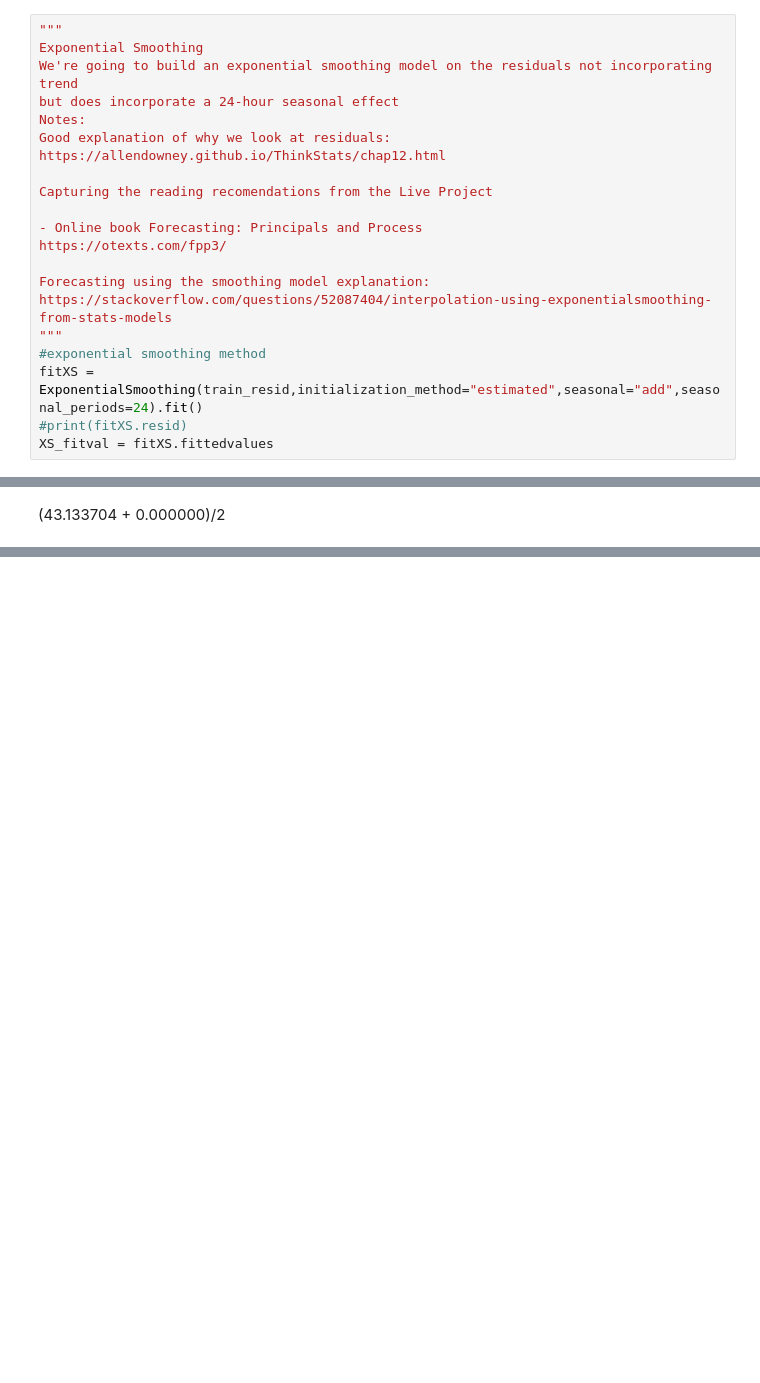
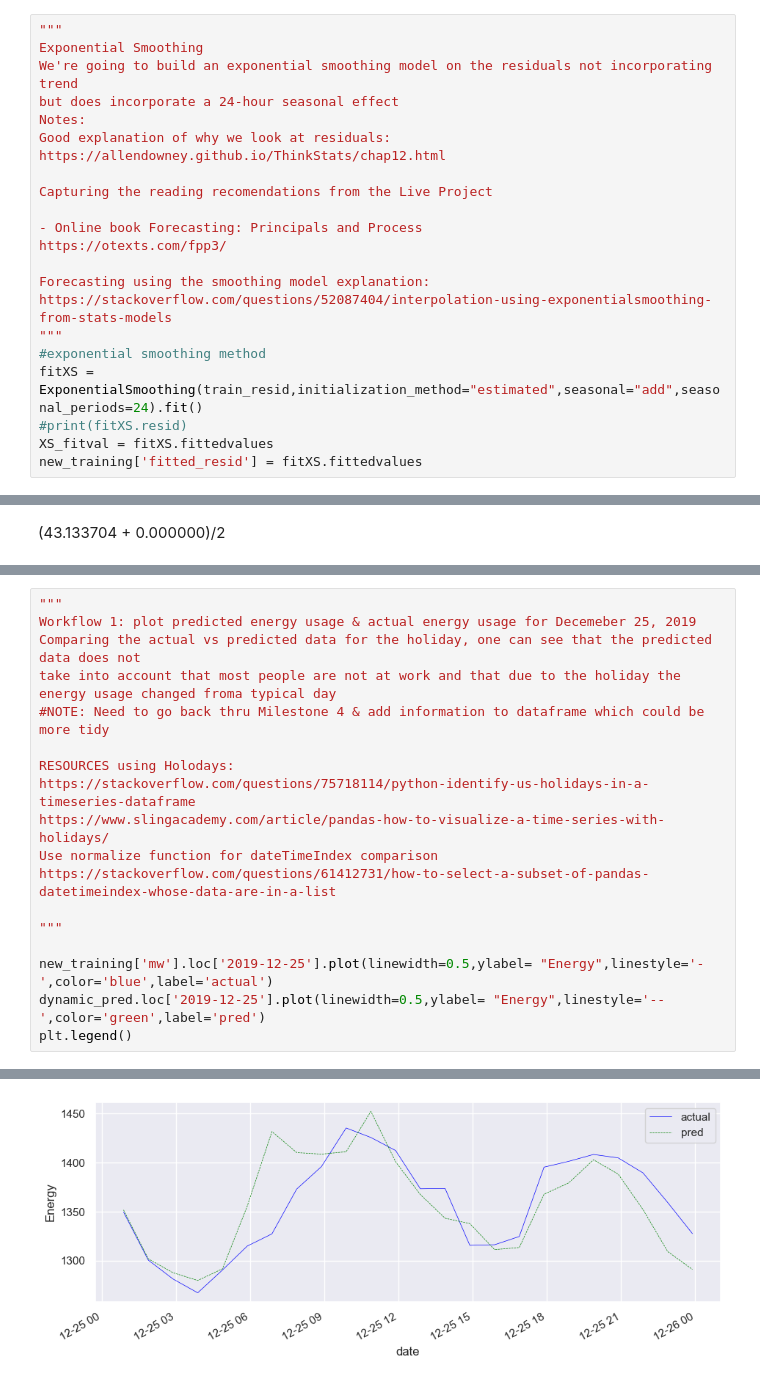
Before and after one commit to vjem/energy_tsf, a Jupyter notebook: energyForecasting.ipynb, the cells around one changed output, grey strips where cells are left out. Cells and saved outputs as stored; diff of their text form; blank space fills up the shorter version.

```diff
--- a/energyForecasting.ipynb
+++ b/energyForecasting.ipynb
@@ -699,6 +731,7 @@ https://stackoverflow.com/questions/52087404/interpolation-using-exponentialsmoo
 fitXS = ExponentialSmoothing(train_resid,initialization_method="estimated",seasonal="add",seasonal_periods=24).fit()
 #print(fitXS.resid)
 XS_fitval = fitXS.fittedvalues
+new_training['fitted_resid'] = fitXS.fittedvalues
 # %%
 fitXS.summary()
 # %% [output]
@@ -1040,0 +1078,19 @@ Length: 744, dtype: float64
+# %%
+"""
+Workflow 1: plot predicted energy usage & actual energy usage for Decemeber 25, 2019
+Comparing the actual vs predicted data for the holiday, one can see that the predicted data does not
+take into account that most people are not at work and that due to the holiday the energy usage changed froma typical day
+#NOTE: Need to go back thru Milestone 4 & add information to dataframe which could be more tidy
+
+RESOURCES using Holodays:
+https://stackoverflow.com/questions/75718114/python-identify-us-holidays-in-a-timeseries-dataframe
+https://www.slingacademy.com/article/pandas-how-to-visualize-a-time-series-with-holidays/
+Use normalize function for dateTimeIndex comparison
+https://stackoverflow.com/questions/61412731/how-to-select-a-subset-of-pandas-datetimeindex-whose-data-are-in-a-list
+
+"""
+
+new_training['mw'].loc['2019-12-25'].plot(linewidth=0.5,ylabel= "Energy",linestyle='-',color='blue',label='actual')
+dynamic_pred.loc['2019-12-25'].plot(linewidth=0.5,ylabel= "Energy",linestyle='--',color='green',label='pred')
+plt.legend()
+# %% [output]
@@ -1040,0 +1098 @@ Length: 744, dtype: float64
+[figure, added]
```
Also changed, not shown: parts of 18 cells of this notebook.
